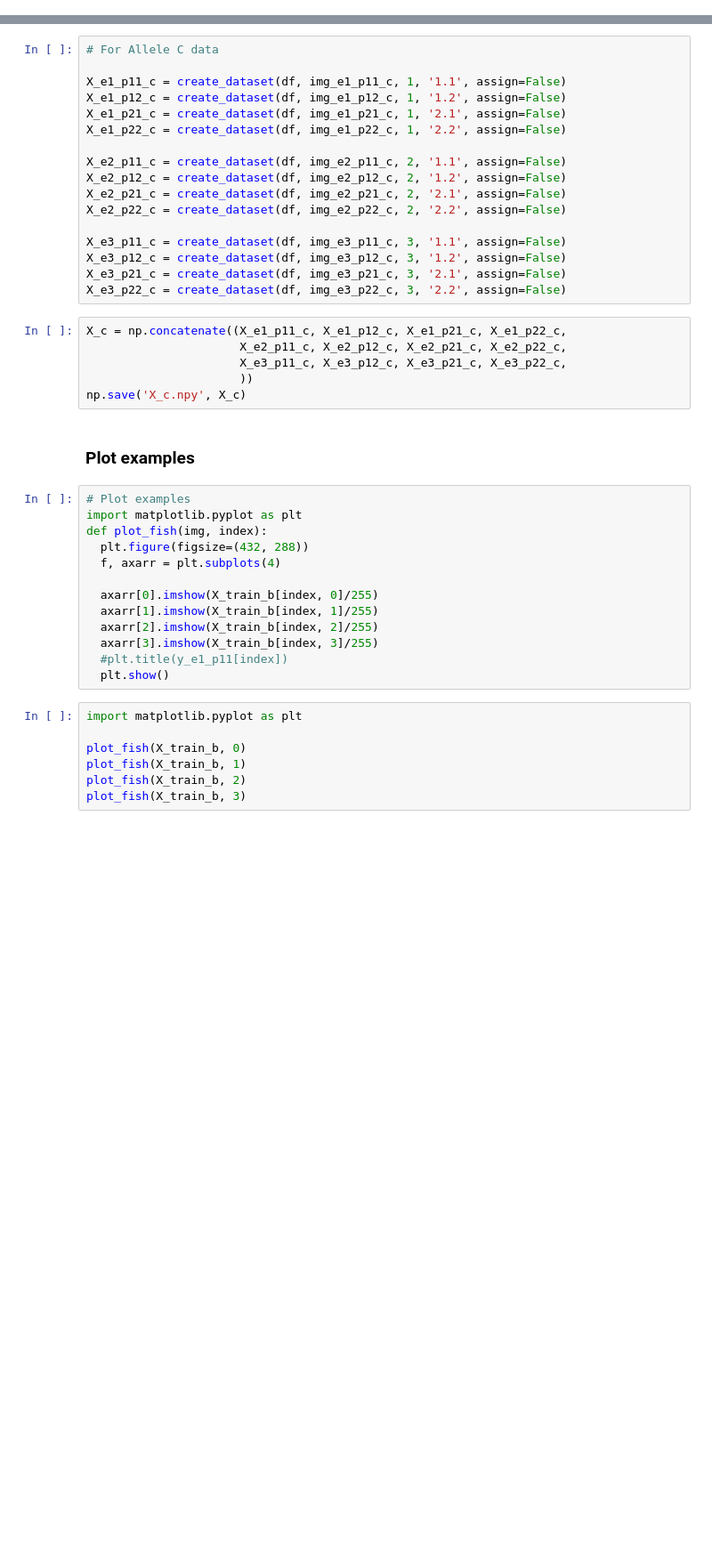
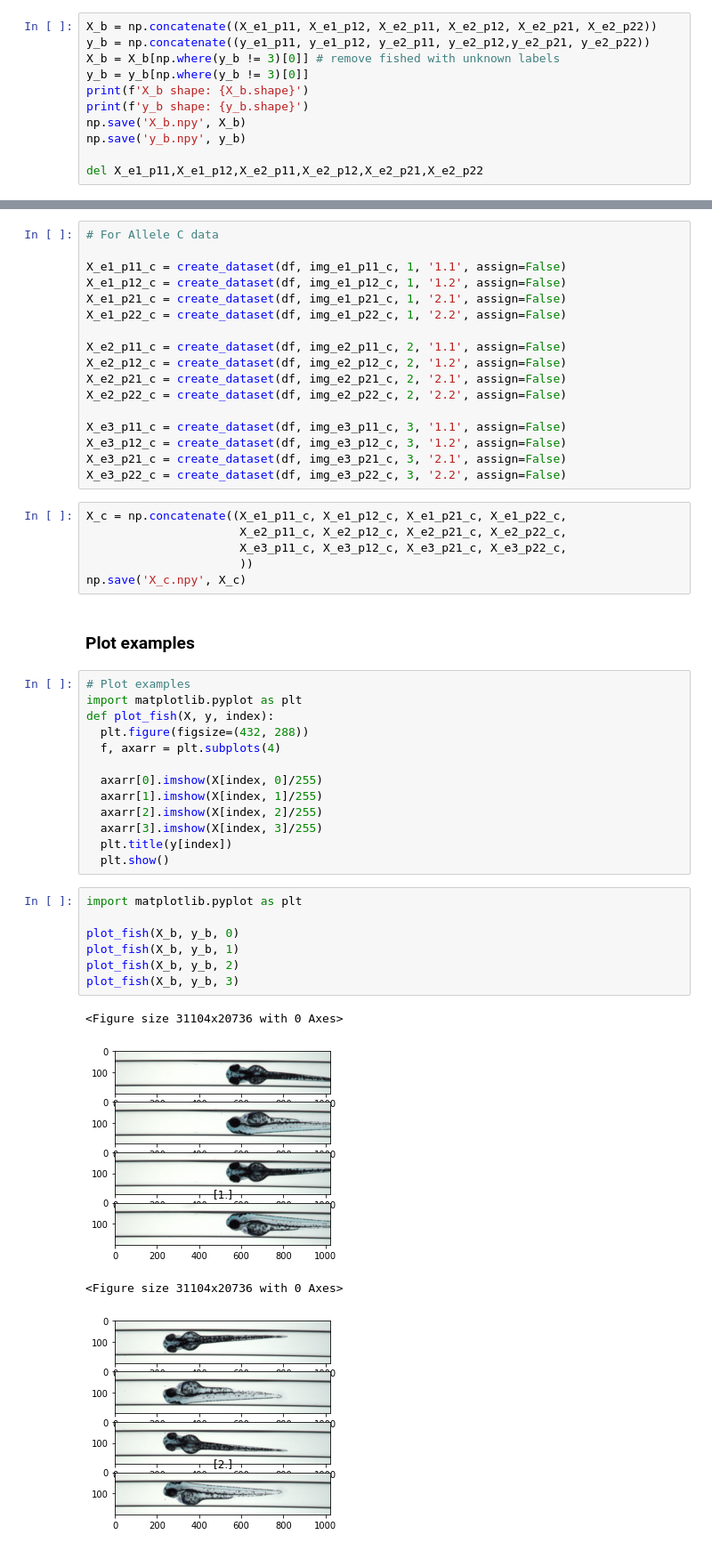
Before and after one commit to johnzl-777/MFAC, a Jupyter notebook: Data-Preprocessing/Fish_Data_Training.ipynb, the cells around one changed output, grey strips where cells are left out. Shown: that part at 89% size. Cells and saved outputs as stored; diff of their text form; blank space fills up the shorter version.

Commit message:
Clean up data extraction
I made three changes:
1. Remove training code
2. Remove unlabeled fished from allele b
3. Fix code that plots examples of fishes

```diff
--- a/Data-Preprocessing/Fish_Data_Training.ipynb
+++ b/Data-Preprocessing/Fish_Data_Training.ipynb
@@ -164,0 +158,11 @@ del X_e1_p11,X_e1_p12,X_e2_p11,X_e2_p12,X_e2_p21,X_e2_p22
+# %%
+X_b = np.concatenate((X_e1_p11, X_e1_p12, X_e2_p11, X_e2_p12, X_e2_p21, X_e2_p22))
+y_b = np.concatenate((y_e1_p11, y_e1_p12, y_e2_p11, y_e2_p12,y_e2_p21, y_e2_p22))
+X_b = X_b[np.where(y_b != 3)[0]] # remove fished with unknown labels
+y_b = y_b[np.where(y_b != 3)[0]]
+print(f'X_b shape: {X_b.shape}')
+print(f'y_b shape: {y_b.shape}')
+np.save('X_b.npy', X_b)
+np.save('y_b.npy', y_b)
+
+del X_e1_p11,X_e1_p12,X_e2_p11,X_e2_p12,X_e2_p21,X_e2_p22
@@ -190,20 +197,25 @@ np.save('X_c.npy', X_c)
 # %%
 # Plot examples
 import matplotlib.pyplot as plt
-def plot_fish(img, index):
+def plot_fish(X, y, index):
   plt.figure(figsize=(432, 288))
   f, axarr = plt.subplots(4)
 
-  axarr[0].imshow(X_train_b[index, 0]/255)
-  axarr[1].imshow(X_train_b[index, 1]/255)
-  axarr[2].imshow(X_train_b[index, 2]/255)
-  axarr[3].imshow(X_train_b[index, 3]/255)
-  #plt.title(y_e1_p11[index])
+  axarr[0].imshow(X[index, 0]/255)
+  axarr[1].imshow(X[index, 1]/255)
+  axarr[2].imshow(X[index, 2]/255)
+  axarr[3].imshow(X[index, 3]/255)
+  plt.title(y[index])
   plt.show()
 # %%
 import matplotlib.pyplot as plt
 
-plot_fish(X_train_b, 0)
-plot_fish(X_train_b, 1)
-plot_fish(X_train_b, 2)
-plot_fish(X_train_b, 3)
+plot_fish(X_b, y_b, 0)
+plot_fish(X_b, y_b, 1)
+plot_fish(X_b, y_b, 2)
+plot_fish(X_b, y_b, 3)
+# %% [output]
+<Figure size 31104x20736 with 0 Axes>
+[figure, added]
+<Figure size 31104x20736 with 0 Axes>
+[figure, added]
```
Also changed, not shown: parts of 22 cells of this notebook.
